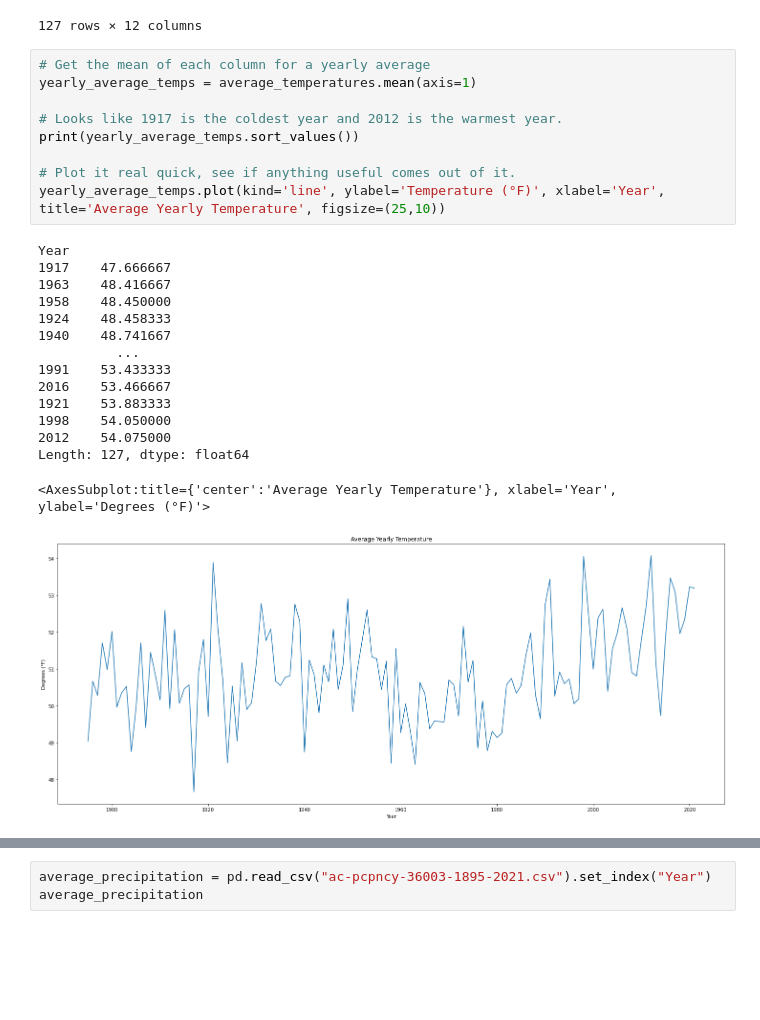
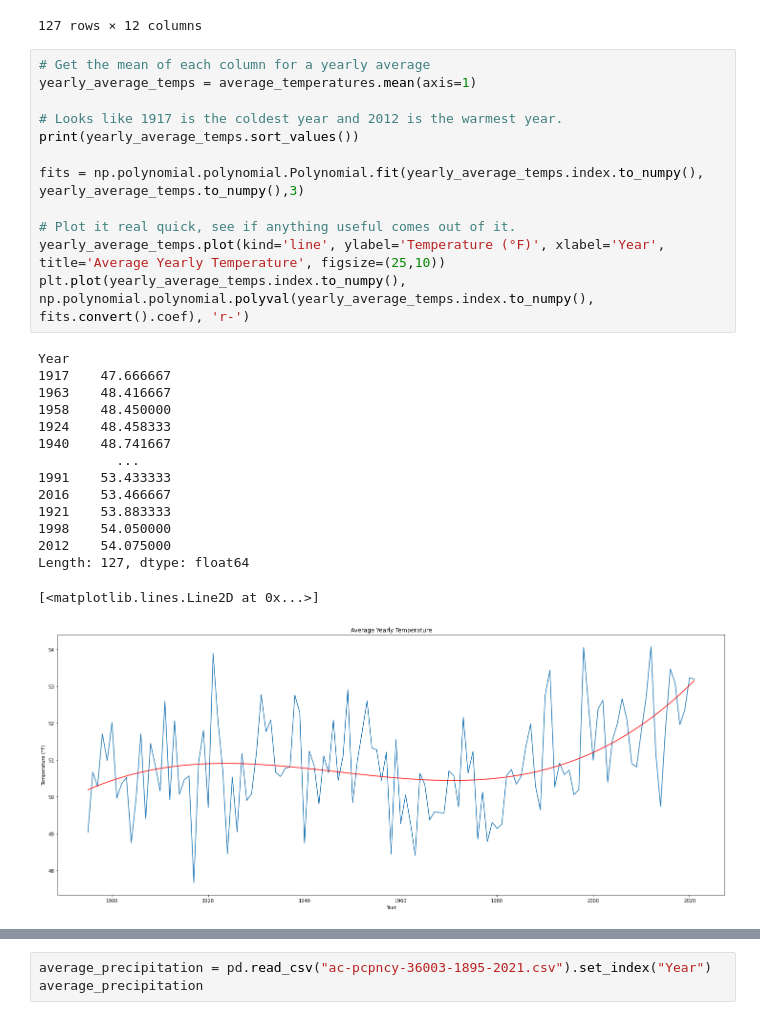
Before and after one commit to Elsklivet/Allegheny-Temp-Trends, a Jupyter notebook: Allegheny-County-Temp-Trends.ipynb, the cells around one changed output, grey strips where cells are left out. Cells and saved outputs as stored; diff of their text form; blank space fills up the shorter version.

Commit message:
Trendlines in graphs, finally

```diff
--- a/Allegheny-County-Temp-Trends.ipynb
+++ b/Allegheny-County-Temp-Trends.ipynb
@@ -48,26 +48,29 @@ average_temperatures
 # %%
 # Get the mean of each column for a yearly average
 yearly_average_temps = average_temperatures.mean(axis=1)
 
 # Looks like 1917 is the coldest year and 2012 is the warmest year.
 print(yearly_average_temps.sort_values())
 
+fits = np.polynomial.polynomial.Polynomial.fit(yearly_average_temps.index.to_numpy(), yearly_average_temps.to_numpy(),3)
+
 # Plot it real quick, see if anything useful comes out of it.
 yearly_average_temps.plot(kind='line', ylabel='Temperature (°F)', xlabel='Year', title='Average Yearly Temperature', figsize=(25,10))
+plt.plot(yearly_average_temps.index.to_numpy(), np.polynomial.polynomial.polyval(yearly_average_temps.index.to_numpy(), fits.convert().coef), 'r-')
 # %% [output]
 Year
 1917    47.666667
 1963    48.416667
 1958    48.450000
 1924    48.458333
 1940    48.741667
           ...
 1991    53.433333
 2016    53.466667
 1921    53.883333
 1998    54.050000
 2012    54.075000
 Length: 127, dtype: float64
-<AxesSubplot:title={'center':'Average Yearly Temperature'}, xlabel='Year', ylabel='Degrees (°F)'>
+[<matplotlib.lines.Line2D at 0x...>]
-[figure, old version]
+[figure, new version]
 # %% [markdown]
```
Also changed, not shown: parts of 4 cells of this notebook.
